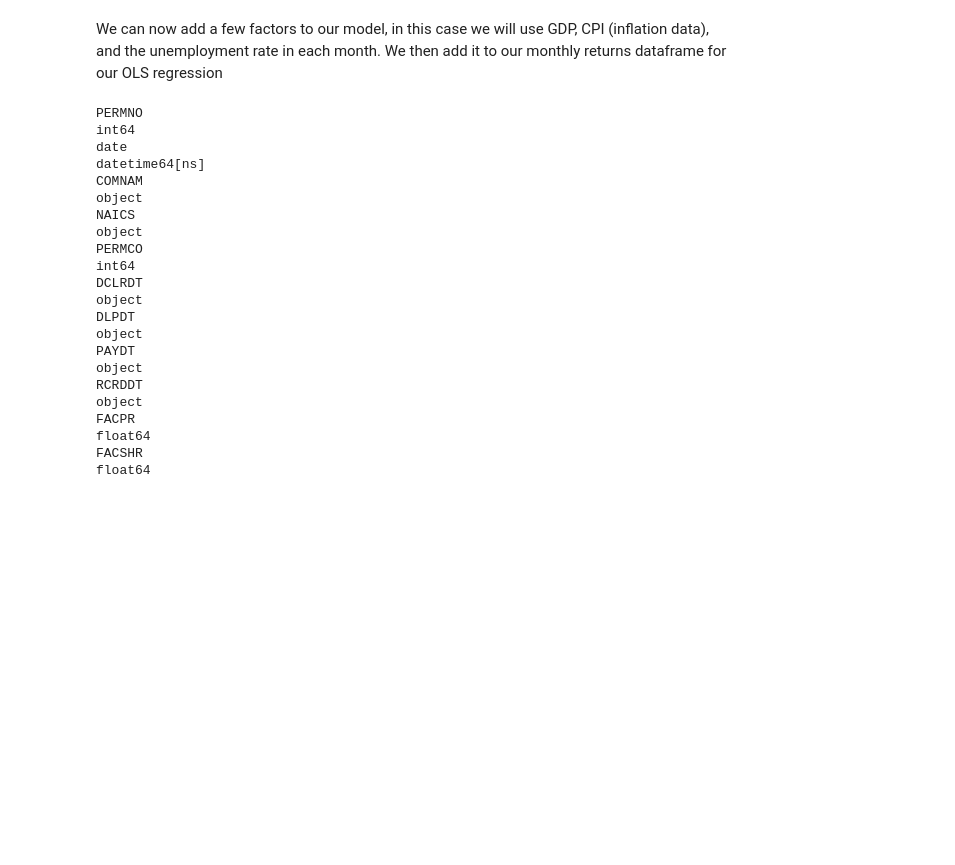
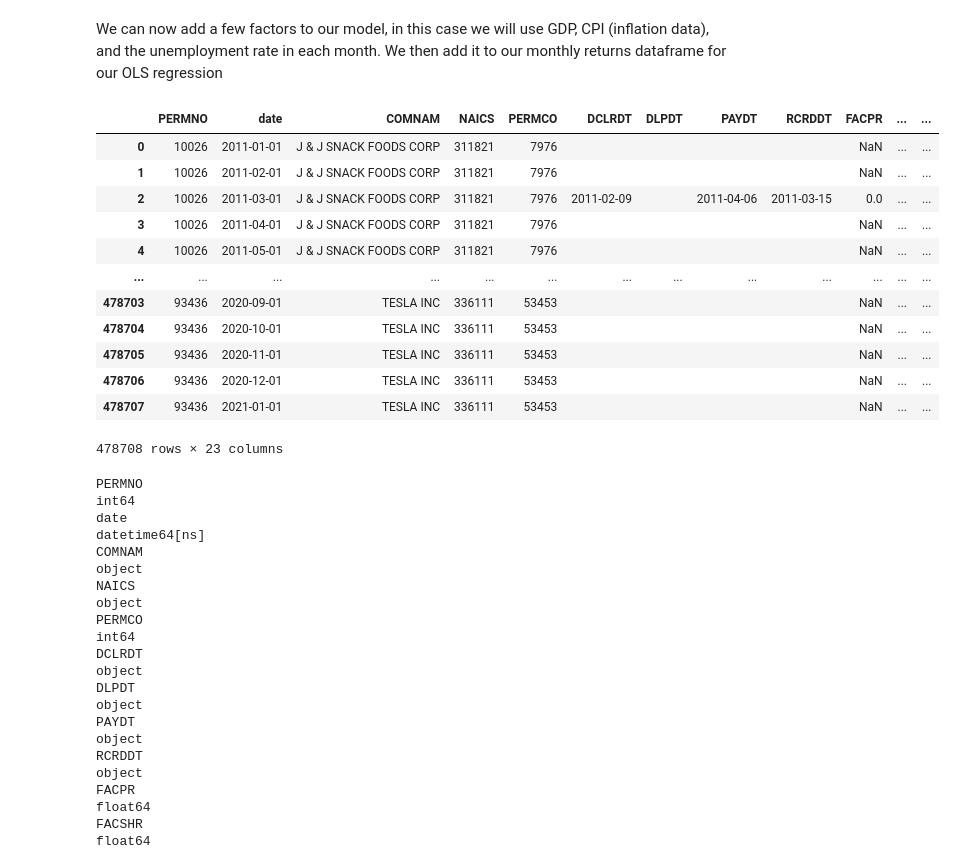
Before and after one commit to peterhindi/UBCTG-Factor-Research-Team, a Jupyter notebook: Factor_Model.ipynb, the cells around one changed output. Cells and saved outputs as stored; diff of their text form; code cells hidden in the pictures; blank space fills up the shorter version.

```diff
--- a/Factor_Model.ipynb
+++ b/Factor_Model.ipynb
@@ -121,26 +124,42 @@ We can now add a few factors to our model, in this case we will use GDP, CPI (in
 # %%
 #Introduce our factor data below as a CSV (pandas datareader not currently working for FRED api)
 macro_factors = pd.read_csv("UBCTG Factor Model Example - Macro FRED Data.csv")
 
 #these dates are at the beginning of month, so we will operate on our monthly return dataframe to convert our dates to the beginning of the month
 universe_df_filtered["date"] = pd.to_datetime(universe_df_filtered["date"]).dt.to_period('M').dt.to_timestamp()
 #display(universe_df_filtered)
 
 macro_factors.dtypes
 macro_factors["date"] = pd.to_datetime(macro_factors["DATE"])
 macro_factors = macro_factors.drop('DATE', axis=1)
 #display(macro_factors)
 
 universe_df_with_external_factors = pd.merge(universe_df_filtered, macro_factors, on= 'date', how='inner')
 
 #display(universe_df_with_external_factors)
 
 universe_df_with_external_factors[universe_df_with_external_factors.index.isin([545])]
 
 #universe_df_with_external_factors.loc[universe_df_with_external_factors["RET"] == "I"]
 universe_df_with_external_factors["RET"] = pd.to_numeric(universe_df_with_external_factors["RET"], errors="coerce")
 
 #To do: Lag and fractionally differentiate the data
+#universe_df_with_external_factors["Ret_lag"] = universe_df_with_external_factors["RET"].shift(-1)
+display(universe_df_with_external_factors)
+# %% [output]
+|  | PERMNO | date | COMNAM | NAICS | PERMCO | DCLRDT | DLPDT | PAYDT | RCRDDT | FACPR | ... | ... |
+| 0 | 10026 | 2011-01-01 | J & J SNACK FOODS CORP | 311821 | 7976 |  |  |  |  | NaN | ... | ... |
+| 1 | 10026 | 2011-02-01 | J & J SNACK FOODS CORP | 311821 | 7976 |  |  |  |  | NaN | ... | ... |
+| 2 | 10026 | 2011-03-01 | J & J SNACK FOODS CORP | 311821 | 7976 | 2011-02-09 |  | 2011-04-06 | 2011-03-15 | 0.0 | ... | ... |
+| 3 | 10026 | 2011-04-01 | J & J SNACK FOODS CORP | 311821 | 7976 |  |  |  |  | NaN | ... | ... |
+| 4 | 10026 | 2011-05-01 | J & J SNACK FOODS CORP | 311821 | 7976 |  |  |  |  | NaN | ... | ... |
+| ... | ... | ... | ... | ... | ... | ... | ... | ... | ... | ... | ... | ... |
+| 478703 | 93436 | 2020-09-01 | TESLA INC | 336111 | 53453 |  |  |  |  | NaN | ... | ... |
+| 478704 | 93436 | 2020-10-01 | TESLA INC | 336111 | 53453 |  |  |  |  | NaN | ... | ... |
+| 478705 | 93436 | 2020-11-01 | TESLA INC | 336111 | 53453 |  |  |  |  | NaN | ... | ... |
+| 478706 | 93436 | 2020-12-01 | TESLA INC | 336111 | 53453 |  |  |  |  | NaN | ... | ... |
+| 478707 | 93436 | 2021-01-01 | TESLA INC | 336111 | 53453 |  |  |  |  | NaN | ... | ... |
+478708 rows × 23 columns
 # %%
 #columns_to_regress = ['Annualized Percent Change of GDP from Preceding Period, Seasonally Adjusted','CPI (USACPALTT01CTGYM)','UNRATE']
 
```
Also changed, not shown: parts of 7 cells of this notebook.
